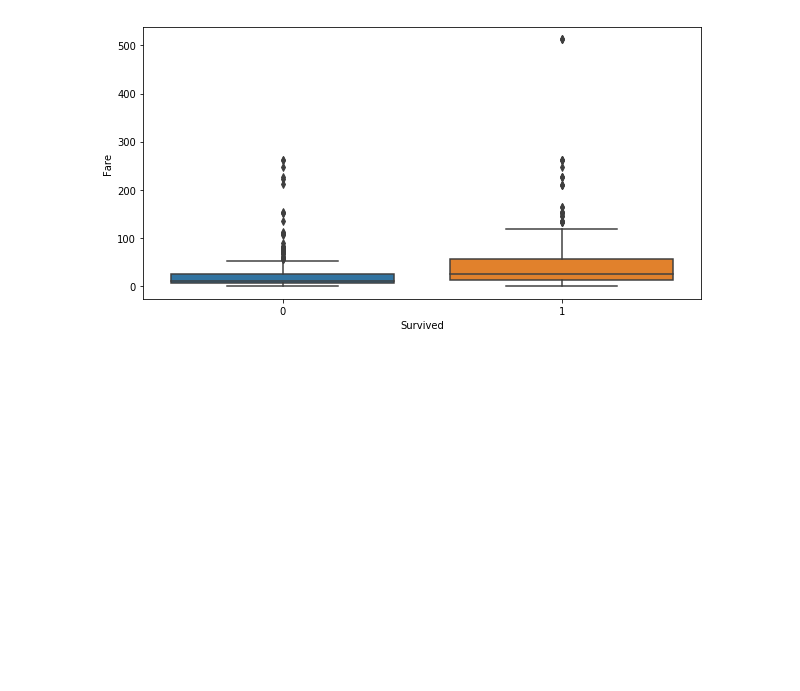
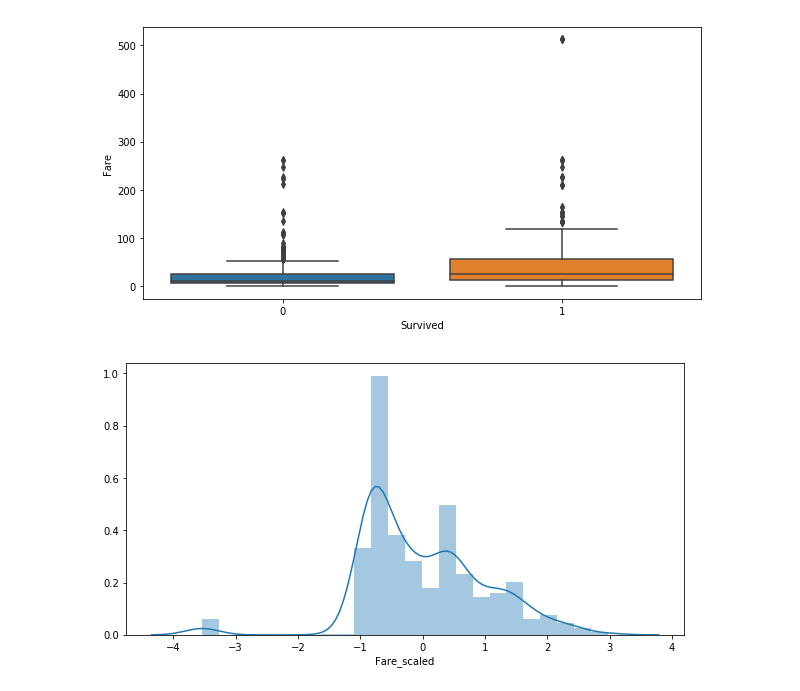
Before and after one commit to hernandezurbina/KaggleAdventures, a Jupyter notebook: TitanicAndStacking_Revisited.ipynb, the cells around one changed output. Cells and saved outputs as stored; diff of their text form; code cells hidden in the pictures; blank space fills up the shorter version.

```diff
--- a/TitanicAndStacking_Revisited.ipynb
+++ b/TitanicAndStacking_Revisited.ipynb
@@ -145,4 +143,10 @@ ageScaler = RobustScaler()
 titanic['Age_scaled'] = ageScaler.fit_transform(titanic['Age'].values.reshape(-1, 1))
 # %%
 fareScaler = PowerTransformer()
-titanic['Fare_scaled'] =
+titanic['Fare_scaled'] = fareScaler.fit_transform(titanic['Fare'].values.reshape(-1, 1))
+# %%
+plt.figure(figsize=figsize)
+sns.distplot(titanic['Fare_scaled'])
+plt.show()
+# %% [output]
+[figure, added]
```
Also changed, not shown: parts of 61 cells of this notebook.
